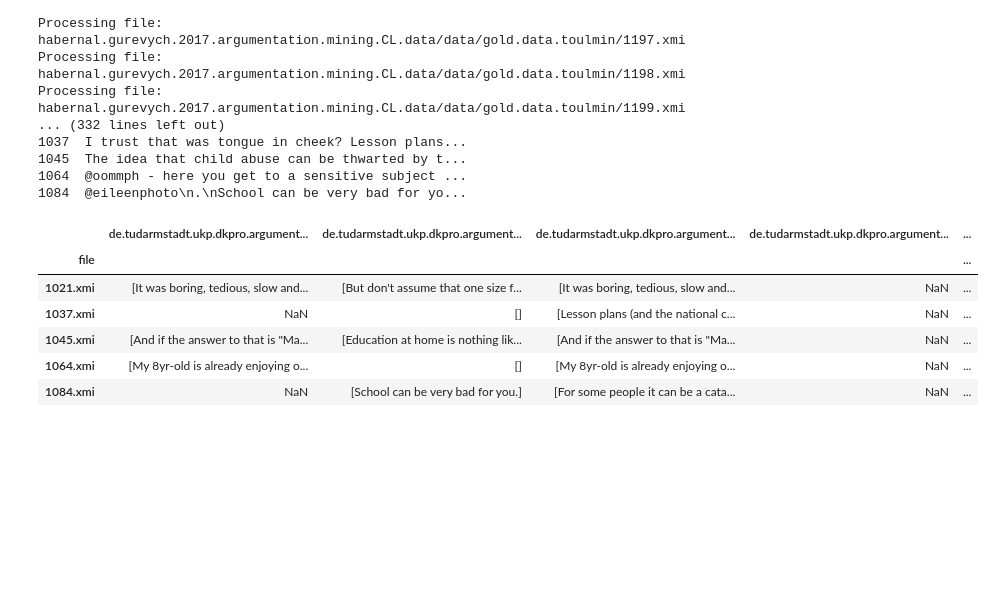
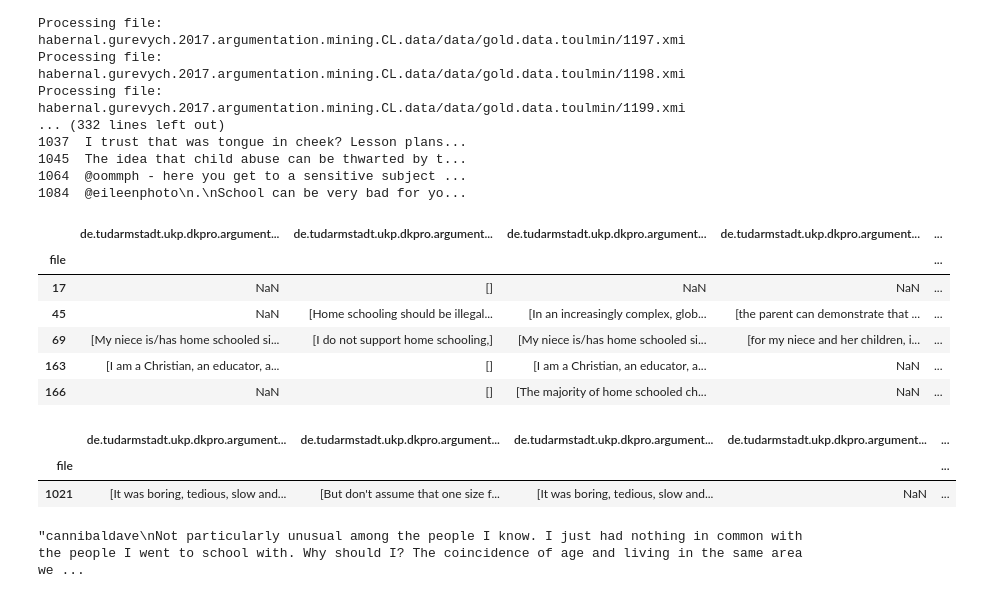
Before and after one commit to sjoerdstolwijk/argumentation-mining-in-web-discourse, a Jupyter notebook: xmi2df.ipynb, the cells around one changed output. Drawn from its saved outputs; the diff is of its cells as text; code cells hidden in the pictures; blank space fills up the shorter version.

```diff
--- a/xmi2df.ipynb
+++ b/xmi2df.ipynb
@@ -7,7 +6,7 @@ from cassis import load_typesystem, TypeSystem, load_cas_from_xmi, Cas
 from lxml import etree
 # %%
 # Process all XMI files and concatenate the results
-data_path = 'habernal.gurevych.2017.argumentation.mining.CL.data/data/gold.data.toulmin/'
+data_path: str = 'habernal.gurevych.2017.argumentation.mining.CL.data/data/gold.data.toulmin/'
 type_system_file = 'TypeSystem.xml'
 
 df_paulus = process_xmi_files(data_path, type_system_file)
@@ -24,31 +22,0 @@ df_paulus.head()
-# %%
-#add sofa-string to df
-def extract_data(xmi_file_path: str) -> pd.DataFrame:
-    tree = etree.parse(xmi_file_path)
-    root = tree.getroot()
-
-    data = []
-    for sofa in root.findall('.//cas:Sofa', namespaces={'cas': 'http:///uima/cas.ecore'}):
-        sofa_string = sofa.get('sofaString')
-
-        file_number = int(os.path.basename(xmi_file_path).split('.')[0])
-        data.append({
-            'file': file_number,
-            'sofa_string': sofa_string,
-        })
-    dfsof = pd.DataFrame(data).set_index('file')
-    return dfsof
-
-if __name__ == '__main__':
-    data_path: str = 'habernal.gurevych.2017.argumentation.mining.CL.data/data/gold.data.toulmin/'
-
-    # List all XMI files
-    xmi_files = [f for f in os.listdir(data_path) if f.endswith('.xmi')]
-
-    # Process each XMI file and collect data
-    dfs = []
-    for xmi_file in xmi_files:
-        xmi_file_path = os.path.join(data_path, xmi_file)
-        print(f"Processing file: {xmi_file_path}")
-        df = extract_data(xmi_file_path)
-        dfs.append(df)
@@ -125,13 +75,23 @@ Processing file: habernal.gurevych.2017.argumentation.mining.CL.data/data/gold.d
 1084  @eileenphoto\n.\nSchool can be very bad for yo...
 # %%
 #join the two dataframes:
-df_paulus = df_paulus.join(df)
+df_paulus = df_paulus.join(df, on='file')
 df_paulus.head()
 # %% [output]
 |  | de.tudarmstadt.ukp.dkpro.argument... | de.tudarmstadt.ukp.dkpro.argument... | de.tudarmstadt.ukp.dkpro.argument... | de.tudarmstadt.ukp.dkpro.argument... | ... |
 | file |  |  |  |  | ... |
-| 1021.xmi | [It was boring, tedious, slow and... | [But don't assume that one size f... | [It was boring, tedious, slow and... | NaN | ... |
-| 1037.xmi | NaN | [] | [Lesson plans (and the national c... | NaN | ... |
-| 1045.xmi | [And if the answer to that is "Ma... | [Education at home is nothing lik... | [And if the answer to that is "Ma... | NaN | ... |
-| 1064.xmi | [My 8yr-old is already enjoying o... | [] | [My 8yr-old is already enjoying o... | NaN | ... |
-| 1084.xmi | NaN | [School can be very bad for you.] | [For some people it can be a cata... | NaN | ... |
+| 17 | NaN | [] | NaN | NaN | ... |
+| 45 | NaN | [Home schooling should be illegal... | [In an increasingly complex, glob... | [the parent can demonstrate that ... | ... |
+| 69 | [My niece is/has home schooled si... | [I do not support home schooling,] | [My niece is/has home schooled si... | [for my niece and her children, i... | ... |
+| 163 | [I am a Christian, an educator, a... | [] | [I am a Christian, an educator, a... | NaN | ... |
+| 166 | NaN | [] | [The majority of home schooled ch... | NaN | ... |
+# %%
+df_paulus.loc[df_paulus.index==1021,:]
+# %% [output]
+|  | de.tudarmstadt.ukp.dkpro.argument... | de.tudarmstadt.ukp.dkpro.argument... | de.tudarmstadt.ukp.dkpro.argument... | de.tudarmstadt.ukp.dkpro.argument... | ... |
+| file |  |  |  |  | ... |
+| 1021 | [It was boring, tedious, slow and... | [But don't assume that one size f... | [It was boring, tedious, slow and... | NaN | ... |
+# %%
+df_paulus.loc[df_paulus.index==1021,"sofa_string"].values[0]
+# %% [output]
+"cannibaldave\nNot particularly unusual among the people I know. I just had nothing in common with the people I went to school with. Why should I? The coincidence of age and living in the same area we ...
```
Also changed, not shown: parts of 4 cells of this notebook.
